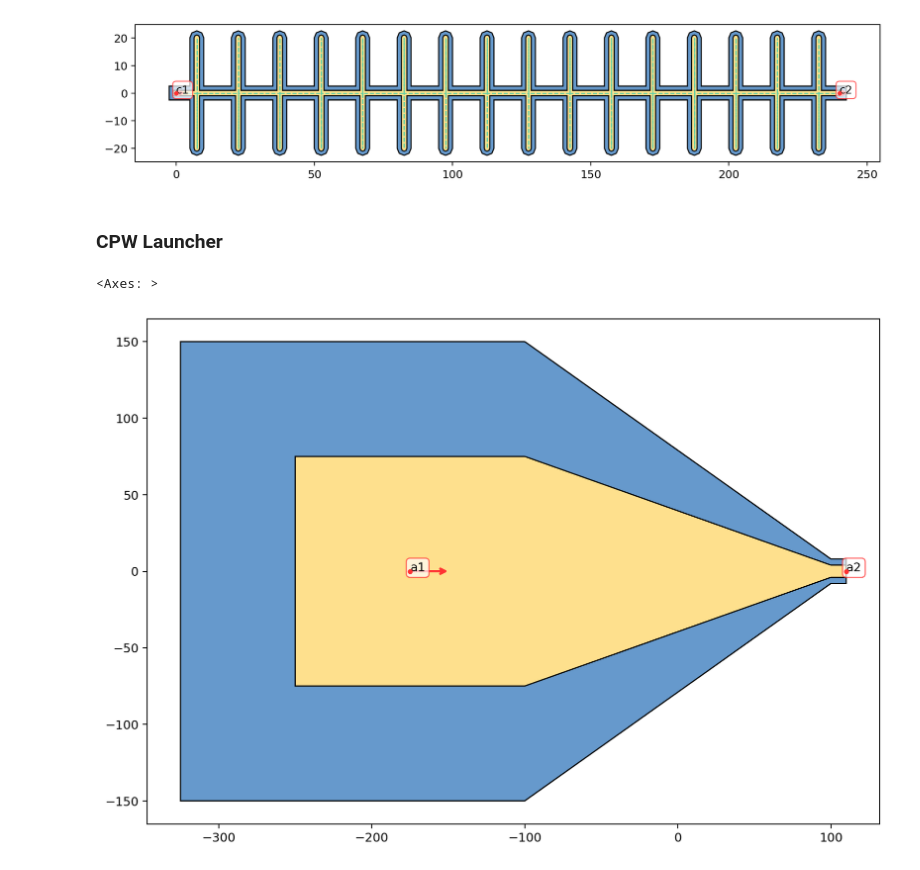
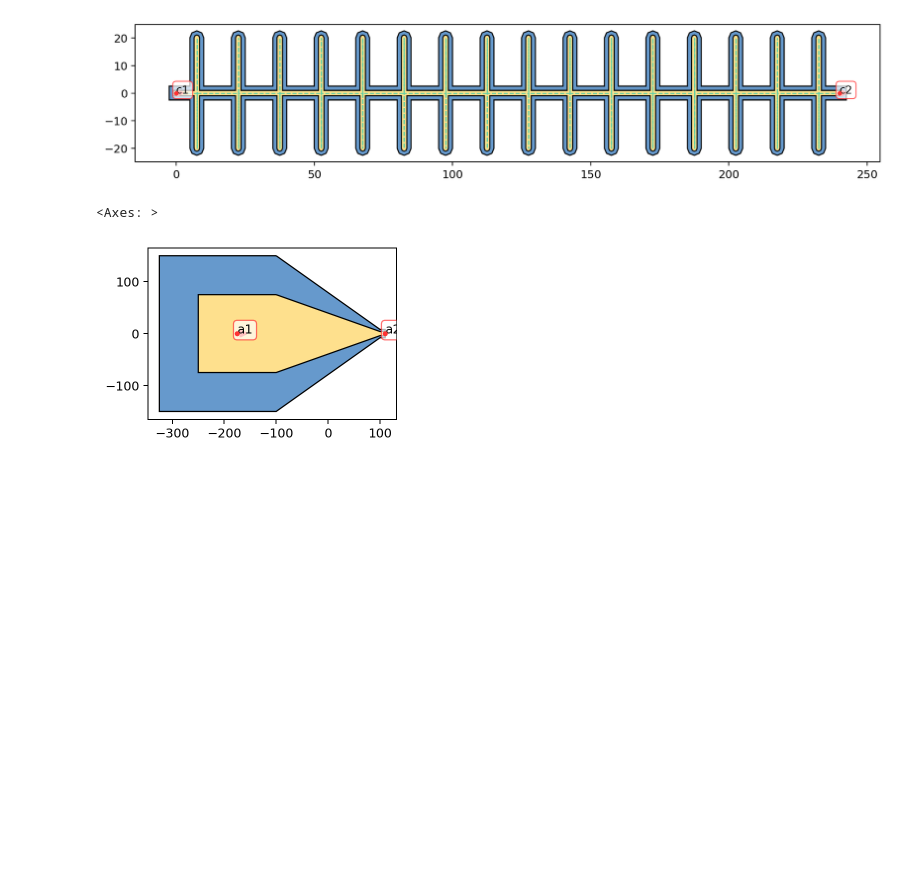
Before and after one commit to eeroqlab/zeroheliumkit, a Jupyter notebook: docs/source/notebooks/geometries.ipynb, the cells around one changed output. Drawn from its saved outputs; the diff is of its cells as text; code cells hidden in the pictures; blank space fills up the shorter version.

```diff
--- a/docs/source/notebooks/geometries.ipynb
+++ b/docs/source/notebooks/geometries.ipynb
@@ -125,5 +124,3 @@ idc.quickplot(plot_cfg)
 # %% [output]
 <Axes: >
 [figure]
-# %% [markdown]
-### CPW Launcher
@@ -130,14 +129,14 @@ idc.quickplot(plot_cfg)
 # %%
 cpwlauncher = Taper(length = 200,
                     layers = {"layer2": (150, 8),
                               "layer1": (300, 16)},
                     alabel=("a1","a2"),
                     extension_sizes=(300, 10))
 cpwlauncher.cut_polygon("layer2", Rectangle(150, 200, (-325,0)))
 cpwlauncher.cut_polygon("layer1", Rectangle(75, 400, (-325-75/2,0)))
 cpwlauncher.anchors["a1"].move(225)
 cpwlauncher.skeletone.remove()
-cpwlauncher.quickplot(plot_cfg)
+cpwlauncher.quickplot(plot_cfg, size="small")
 # %% [output]
 <Axes: >
-[figure, old version]
+[figure, new version]
```
Also changed, not shown: parts of 18 cells of this notebook, 5 other files.
